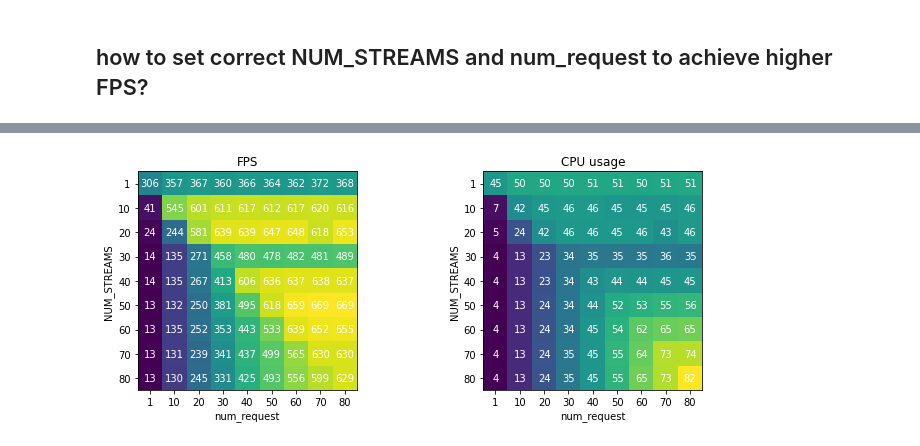
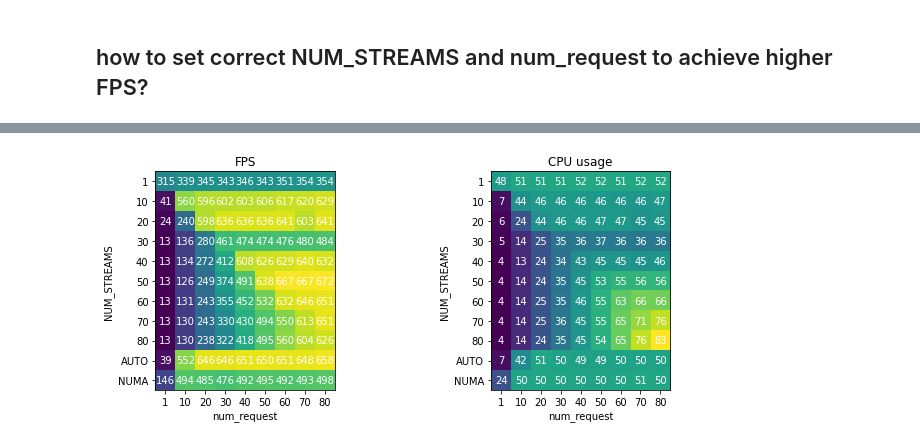
Before and after one commit to usstq/NN-runtimes, a Jupyter notebook: OpenVINO/model_inference.ipynb, the cells around one changed output, grey strips where cells are left out. Cells and saved outputs as stored; diff of their text form; code cells hidden in the pictures.

```diff
--- a/OpenVINO/model_inference.ipynb
+++ b/OpenVINO/model_inference.ipynb
@@ -288,13 +288,16 @@ NUM_STREAMS=88 num_request=88: time_used=1.6 sec, fps=627.0
 # %% [markdown]
 ## how to set correct NUM_STREAMS and num_request to achieve higher FPS?
 # %%
-R = [n for n in range(0,88,10)]
-R[0] = 1
+R1 = [str(n) for n in range(0,88,10)] + ["AUTO", "NUMA"]
+R1[0] = "1"
 
-fps_map = np.zeros((len(R), len(R)))
-cpu_map = np.zeros((len(R), len(R)))
-for i,NUM_STREAMS in enumerate(R):
-    for j,num_request in enumerate(R):
+R2 = [n for n in range(0,88,10)]
+R2[0] = 1
+
+fps_map = np.zeros((len(R1), len(R2)))
+cpu_map = np.zeros((len(R1), len(R2)))
+for i,NUM_STREAMS in enumerate(R1):
+    for j,num_request in enumerate(R2):
         latency_list, prof_list, fps, wtime, cpu = test_infer_queue(
                         num_request,
                         2000,
@@ -328,40 +331,31 @@ NUM_STREAMS=80 num_request=80: fps=628.8 cpu=82.2%
 # %%
+def show_heatmap(ax, map):
+    ax.imshow(map)
+    # Loop over data dimensions and create text annotations.
+    for i in range(map.shape[0]):
+        for j in range(map.shape[1]):
+            text = ax.text(j, i, "{:.0f}".format(map[i, j]),
+                        ha="center", va="center", color="w")
+    ax.set_xticks(np.arange(map.shape[1]))
+    ax.set_xticklabels([str(r) for r in R2])
+    ax.set_yticks(np.arange(map.shape[0]))
+    ax.set_yticklabels(R1)
+    ax.set_xlabel("num_request")
+    ax.set_ylabel("NUM_STREAMS")
+
 fig = plt.figure(figsize=(10,4))
-ax = plt.subplot(121)
-ax.imshow(fps_map)
-# Loop over data dimensions and create text annotations.
-for i in range(len(R)):
-    for j in range(len(R)):
-        text = ax.text(j, i, "{:.0f}".format(fps_map[i, j]),
-                       ha="center", va="center", color="w")
-ax.set_xticks(np.arange(len(R)))
-ax.set_xticklabels([str(r) for r in R])
-ax.set_yticks(np.arange(len(R)))
-ax.set_yticklabels([str(r) for r in R])
-ax.set_xlabel("num_request")
-ax.set_ylabel("NUM_STREAMS")
-ax.set_title("FPS")
+ax1 = plt.subplot(121)
+ax2 = plt.subplot(122)
 
-ax2 = plt.subplot(122)
-ax2.imshow(cpu_map)
+show_heatmap(ax1, fps_map)
+ax1.set_title("FPS")
+show_heatmap(ax2, cpu_map)
 ax2.set_title("CPU usage")
-ax2.set_xlabel("num_request")
-ax2.set_ylabel("NUM_STREAMS")
-ax2.set_xticks(np.arange(len(R)))
-ax2.set_xticklabels([str(r) for r in R])
-ax2.set_yticks(np.arange(len(R)))
-ax2.set_yticklabels([str(r) for r in R])
-
-for i in range(len(R)):
-    for j in range(len(R)):
-        text = ax2.text(j, i, "{:.0f}".format(cpu_map[i, j]),
-                       ha="center", va="center", color="w")
-
 
 fig.tight_layout()
 plt.show()
 # %% [output]
-[figure, old version]
+[figure, new version]
 # %% [markdown]
 We see few things:
  - generally more `NUM_STREAMS` is better, but the improvements becomes slow or saturated after `NUM_STREAMS` reaches 20.
```
Also changed, not shown: parts of 9 cells of this notebook.
